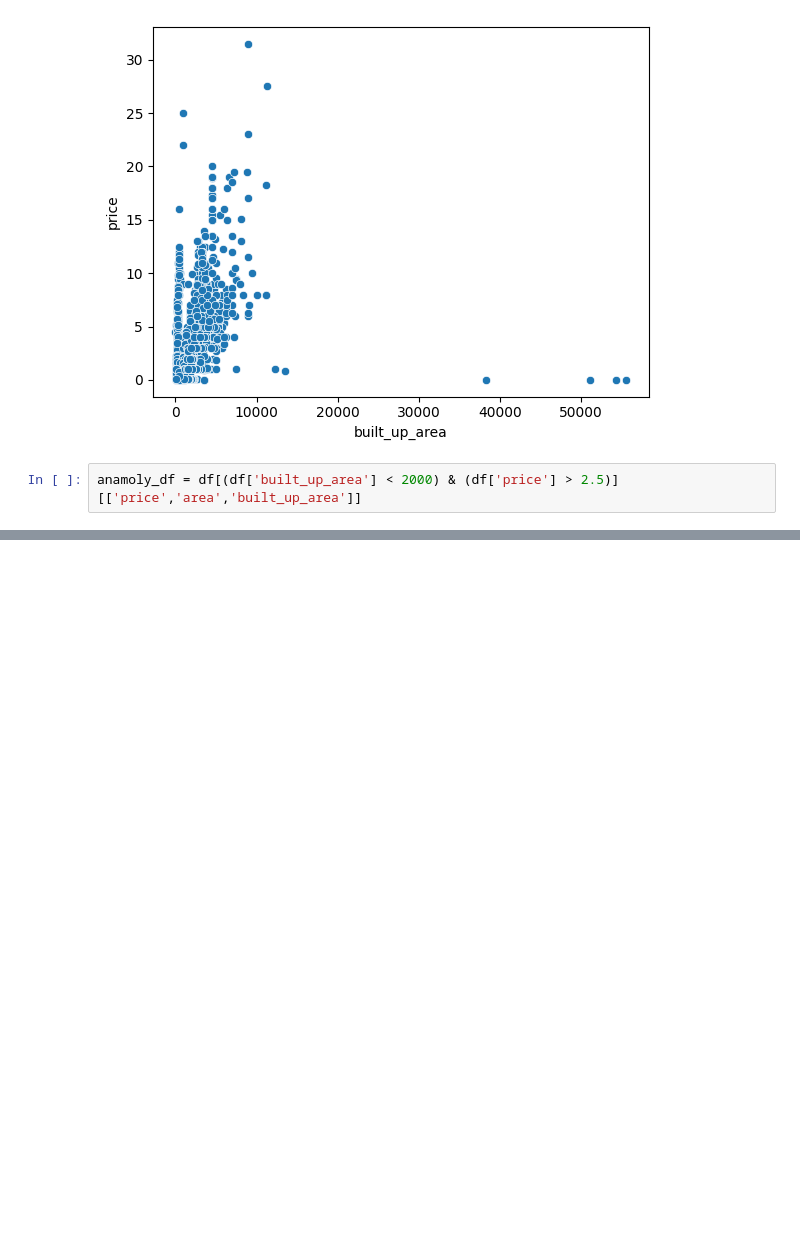
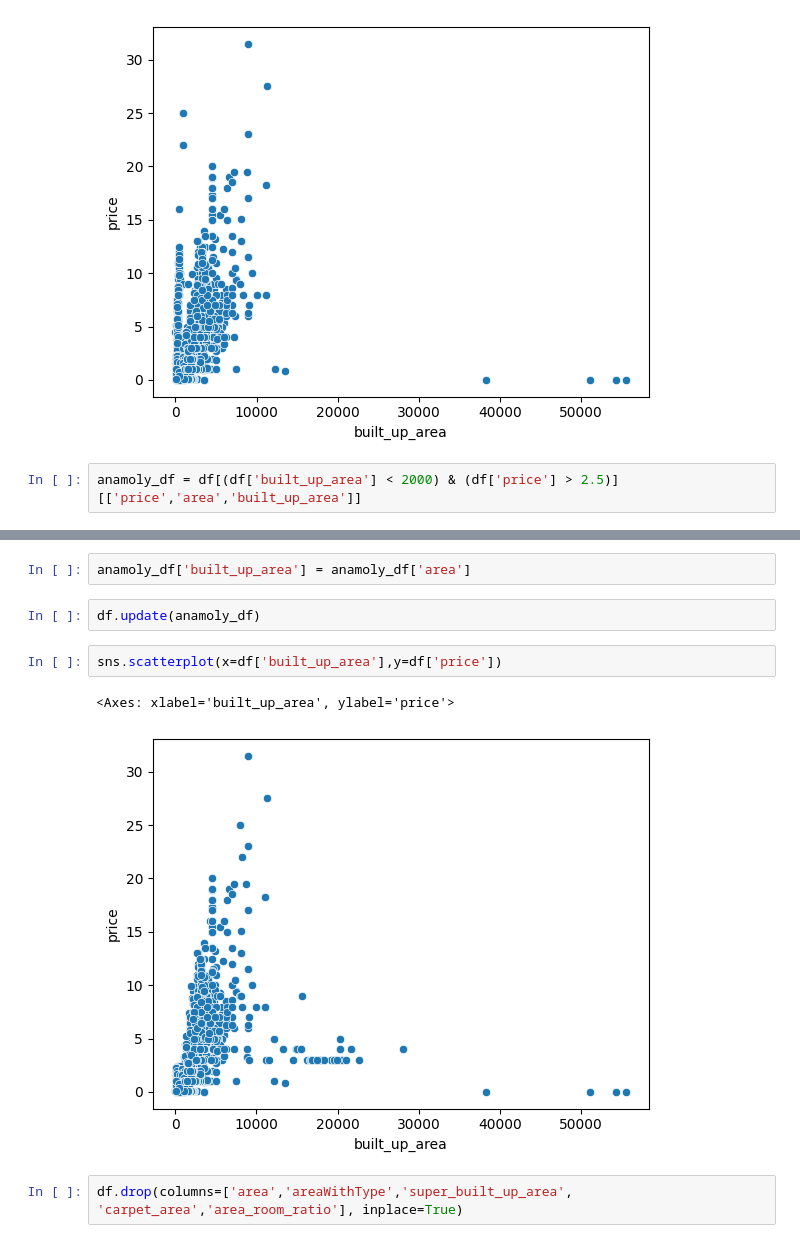
Before and after one commit to saurabh-sisodiya/Real-Estate-ML, a Jupyter notebook: missing-value-imputation.ipynb, the cells around one changed output, grey strips where cells are left out. Cells and saved outputs as stored; diff of their text form; blank space fills up the shorter version.

```diff
--- a/missing-value-imputation.ipynb
+++ b/missing-value-imputation.ipynb
@@ -244,0 +245,11 @@ anamoly_df.sample(5)
+# %%
+anamoly_df['built_up_area'] = anamoly_df['area']
+# %%
+df.update(anamoly_df)
+# %%
+sns.scatterplot(x=df['built_up_area'],y=df['price'])
+# %% [output]
+<Axes: xlabel='built_up_area', ylabel='price'>
+[figure, added]
+# %%
+df.drop(columns=['area','areaWithType','super_built_up_area', 'carpet_area','area_room_ratio'], inplace=True)
```
Also changed, not shown: parts of 36 cells of this notebook, 1 other file.
